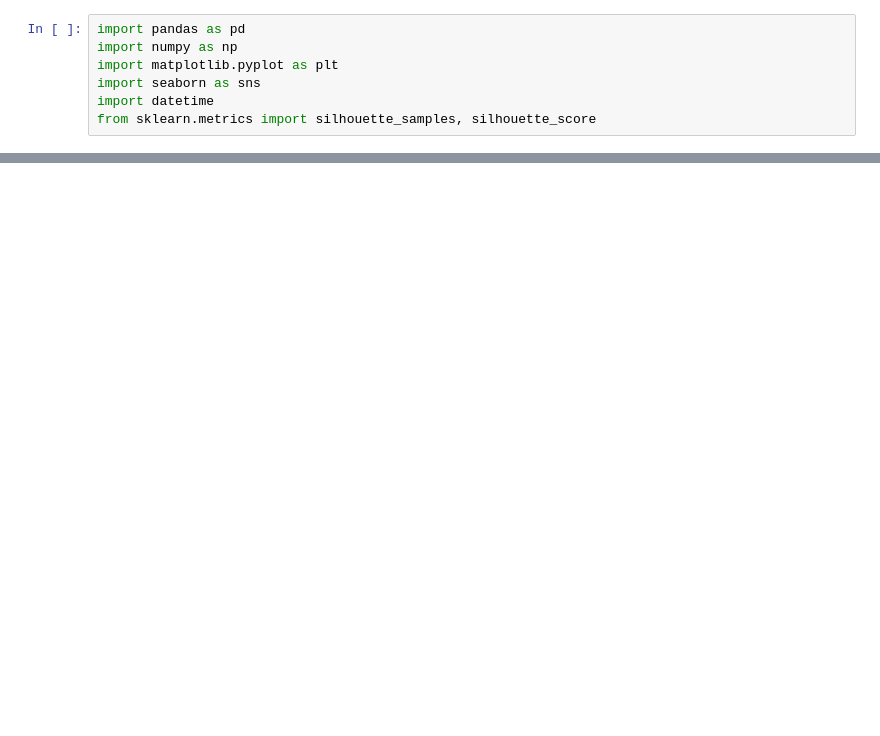
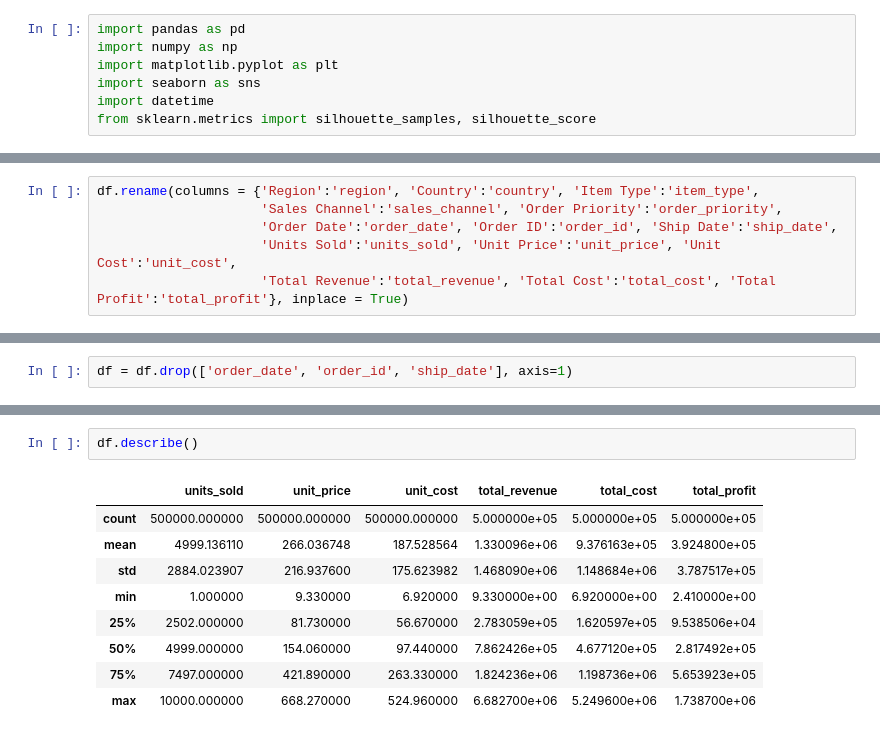
Before and after one commit to rajdeepmondal1/customer-segmentation, a Jupyter notebook: Customer_Segmentation_Arpan_+_Rajdeep.ipynb, the cells around one changed output, grey strips where cells are left out. Drawn from its saved outputs; the diff is of its cells as text; blank space fills up the shorter version.

```diff
--- a/Customer_Segmentation_Arpan_+_Rajdeep.ipynb
+++ b/Customer_Segmentation_Arpan_+_Rajdeep.ipynb
@@ -50,0 +41,6 @@ Saving to: ‘50000 Sales Records.csv’
+# %%
+df.rename(columns = {'Region':'region', 'Country':'country', 'Item Type':'item_type',
+                     'Sales Channel':'sales_channel', 'Order Priority':'order_priority',
+                     'Order Date':'order_date', 'Order ID':'order_id', 'Ship Date':'ship_date',
+                     'Units Sold':'units_sold', 'Unit Price':'unit_price', 'Unit Cost':'unit_cost',
+                     'Total Revenue':'total_revenue', 'Total Cost':'total_cost', 'Total Profit':'total_profit'}, inplace = True)
@@ -50,0 +56,2 @@ Saving to: ‘50000 Sales Records.csv’
+# %%
+df = df.drop(['order_date', 'order_id', 'ship_date'], axis=1)
@@ -50,0 +98,12 @@ Saving to: ‘50000 Sales Records.csv’
+# %%
+df.describe()
+# %% [output]
+|  | units_sold | unit_price | unit_cost | total_revenue | total_cost | total_profit |
+| count | 500000.000000 | 500000.000000 | 500000.000000 | 5.000000e+05 | 5.000000e+05 | 5.000000e+05 |
+| mean | 4999.136110 | 266.036748 | 187.528564 | 1.330096e+06 | 9.376163e+05 | 3.924800e+05 |
+| std | 2884.023907 | 216.937600 | 175.623982 | 1.468090e+06 | 1.148684e+06 | 3.787517e+05 |
+| min | 1.000000 | 9.330000 | 6.920000 | 9.330000e+00 | 6.920000e+00 | 2.410000e+00 |
+| 25% | 2502.000000 | 81.730000 | 56.670000 | 2.783059e+05 | 1.620597e+05 | 9.538506e+04 |
+| 50% | 4999.000000 | 154.060000 | 97.440000 | 7.862426e+05 | 4.677120e+05 | 2.817492e+05 |
+| 75% | 7497.000000 | 421.890000 | 263.330000 | 1.824236e+06 | 1.198736e+06 | 5.653923e+05 |
+| max | 10000.000000 | 668.270000 | 524.960000 | 6.682700e+06 | 5.249600e+06 | 1.738700e+06 |
```
Also changed, not shown: parts of 20 cells of this notebook.
